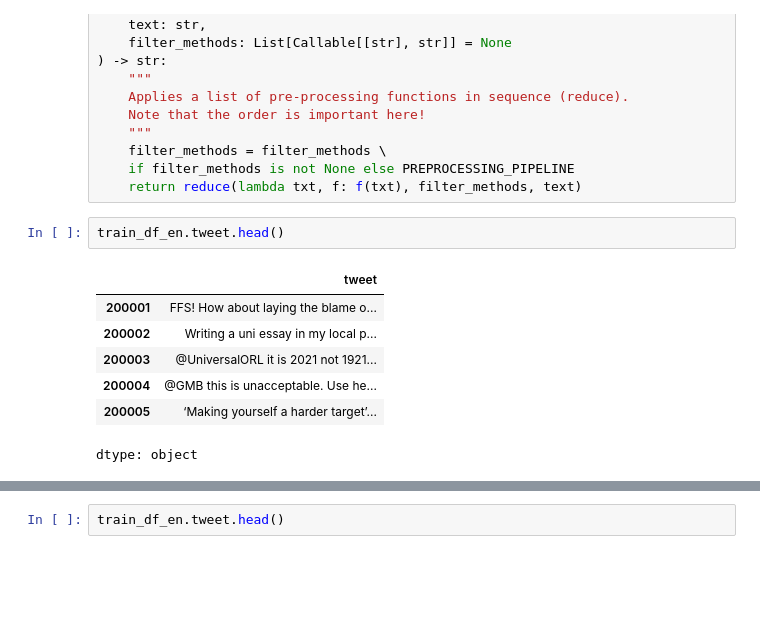
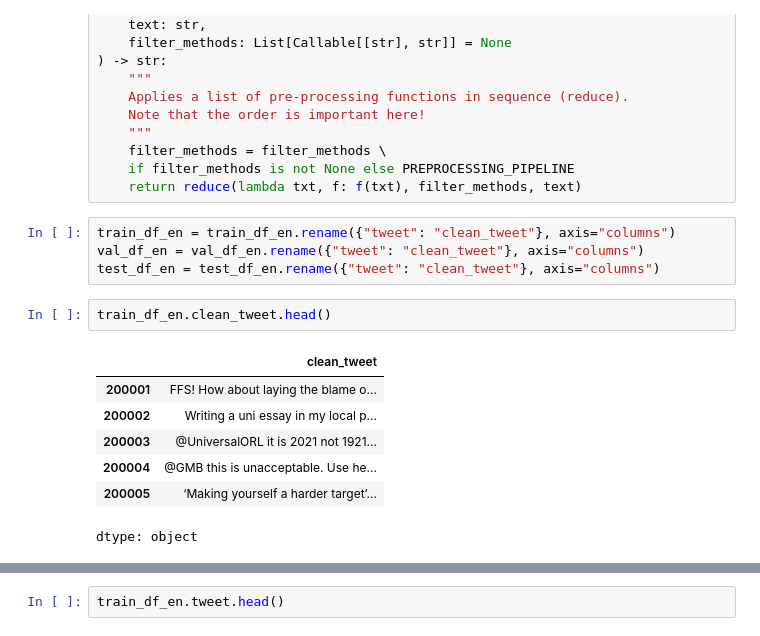
Before and after one commit to VirginiaFoschi/-NLP-2025-2026-A1, a Jupyter notebook: Assignment1-2526.ipynb, the cells around one changed output, grey strips where cells are left out. Saved outputs shown, nothing was run; the diff lists cells and outputs as text; blank space fills up the shorter version.

```diff
--- a/Assignment1-2526.ipynb
+++ b/Assignment1-2526.ipynb
@@ -451,10 +480,14 @@ def text_prepare(
     filter_methods = filter_methods \
     if filter_methods is not None else PREPROCESSING_PIPELINE
     return reduce(lambda txt, f: f(txt), filter_methods, text)
+# %%
+train_df_en = train_df_en.rename({"tweet": "clean_tweet"}, axis="columns")
+val_df_en = val_df_en.rename({"tweet": "clean_tweet"}, axis="columns")
+test_df_en = test_df_en.rename({"tweet": "clean_tweet"}, axis="columns")
 # %%
-train_df_en.tweet.head()
+train_df_en.clean_tweet.head()
 # %% [output]
-|  | tweet |
+|  | clean_tweet |
 | 200001 | FFS! How about laying the blame o... |
 | 200002 | Writing a uni essay in my local p... |
 | 200003 | @UniversalORL it is 2021 not 1921... |
```
Also changed, not shown: parts of 36 cells of this notebook.
